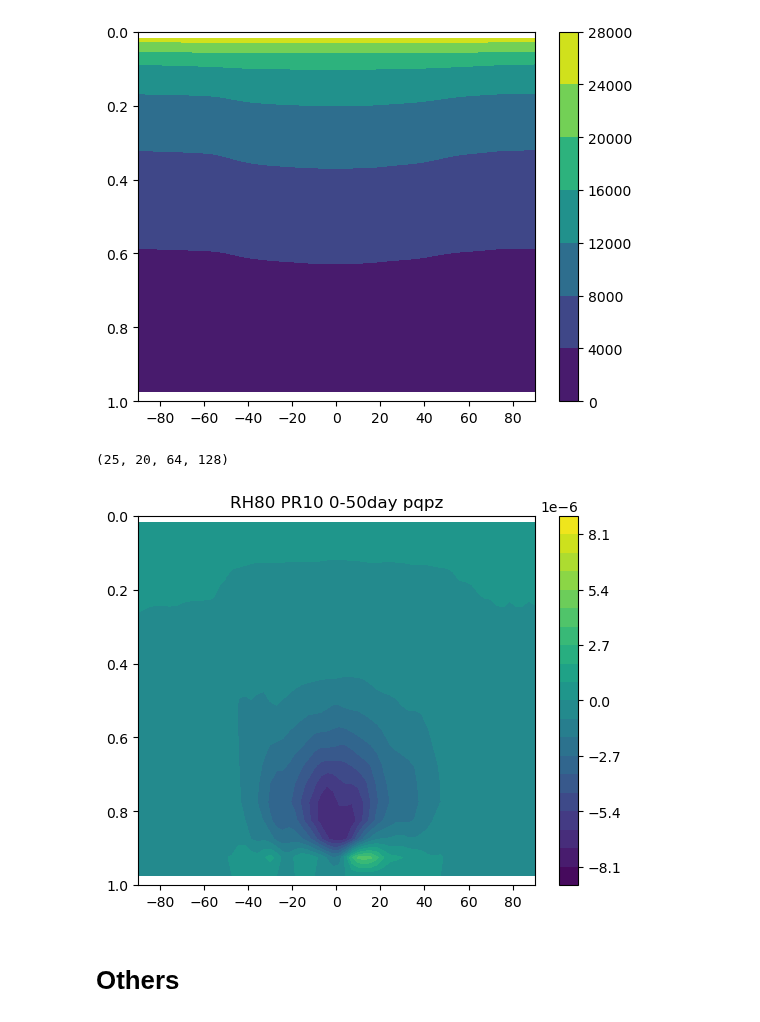
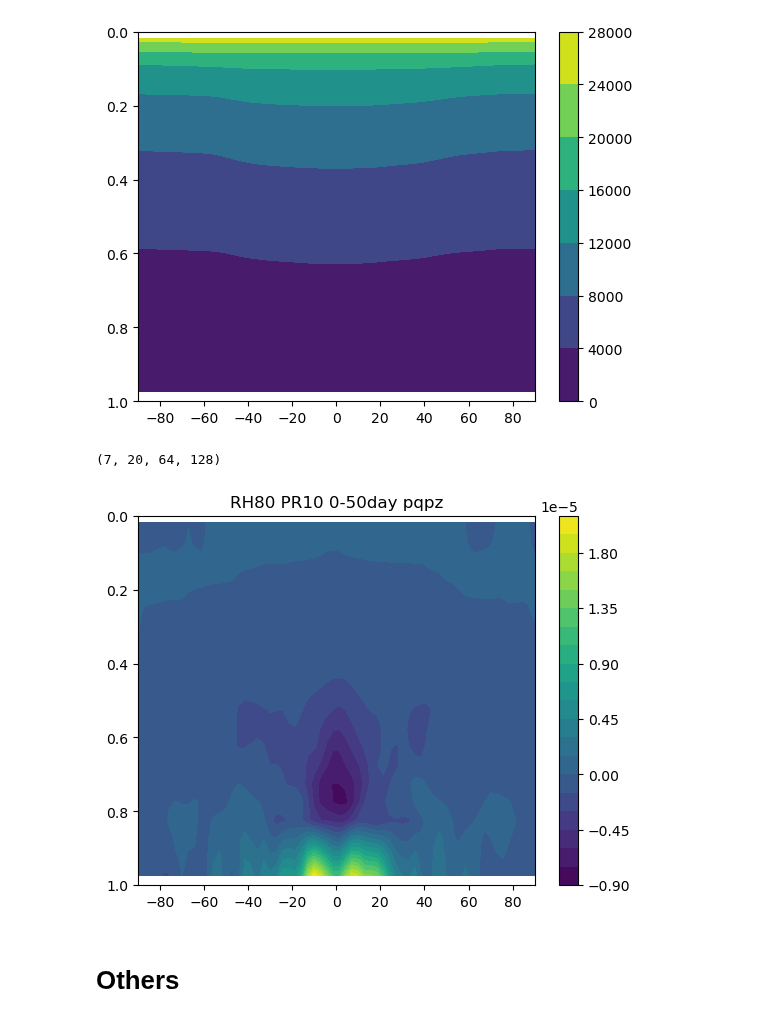
Before and after one commit to PeterChang1023/Dycore_Master, a Jupyter notebook: dycore/IdealizeSpetral.jl/exp/HSt42/check_spinupday.ipynb, the cells around one changed output. Cells and saved outputs as stored; diff of their text form; code cells hidden in the pictures.

```diff
--- a/dycore/IdealizeSpetral.jl/exp/HSt42/check_spinupday.ipynb
+++ b/dycore/IdealizeSpetral.jl/exp/HSt42/check_spinupday.ipynb
@@ -127,7 +127,7 @@ class Dycore:
         return self.t_mean
 # %%
 file = "test_all.dat"
-time = np.linspace(0,5,5)
+time = np.linspace(0,7,7)
 y    = np.linspace(-90,90,64)
 
 yy, tt = np.meshgrid(y,time)
@@ -301,8 +299,6 @@ for i in range(10,20,10):
     qv = dycore.qv
     qv_mean = np.nanmean(qv[:,:,:,:], axis=(0,3))
 
-
-
     plt.figure(dpi=100.)
     CS = plt.contourf(yy, sigma_mean2, qv_mean, levels=21)
 
@@ -313,7 +309,7 @@ for i in range(10,20,10):
     plt.clabel(CT)
 
     plt.ylim([1,0])
-    plt.title(f"PR={pr} 0-50day mean meridional overturning circulation(contour), mean qv (shading)", fontsize=9)
+    plt.title(f"PR={pr} 0-5day mean meridional overturning circulation(contour), mean qv (shading)", fontsize=9)
     plt.show()
 ##################################################################################################
 for i in range(10,20,10):
@@ -451,7 +447,7 @@ for i in range(10,20,10):
 
     CS = plt.contourf(yy, sigma_mean2, qv_mean, levels=21)
     plt.colorbar(CS)
-    plt.title(f"RH80 PR{pr} 0-5day qv")
+    plt.title(f"RH80 PR{pr} 5-7day qv")
 
     plt.ylim([1,0])
     plt.show()
@@ -489,24 +485,24 @@ plt.show()
 # %%
 
 for i in range(10,20,10):
     pr = i
     dycore = Dycore(file)
     yy, sigma_mean2 = dycore.yy, dycore.sigma_mean2
 
     pqpz = dycore.pqpz
     print(pqpz.shape)
     plt.figure(dpi=100.)
-    pqpz_mean = np.nanmean(pqpz[0,:,:,:], axis=2)
+    pqpz_mean = np.nanmean(pqpz[4,:,:,:], axis=2)
 
-    CS = plt.contourf(yy, sigma_mean2, pqpz_mean, levels=np.linspace(-9E-6, 9E-6,21))
+    CS = plt.contourf(yy, sigma_mean2, pqpz_mean, levels=21) #np.linspace(-9E-6, 9E-6,21)
     plt.colorbar(CS)
     plt.title(f"RH80 PR{pr} 0-50day pqpz")
 
     plt.ylim([1,0])
     plt.show()
 # %% [output]
-(25, 20, 64, 128)
+(7, 20, 64, 128)
-[figure, old version]
+[figure, new version]
 # %% [markdown]
 # Others
 # %%
```
Also changed, not shown: parts of 8 cells of this notebook, 13 other files.
